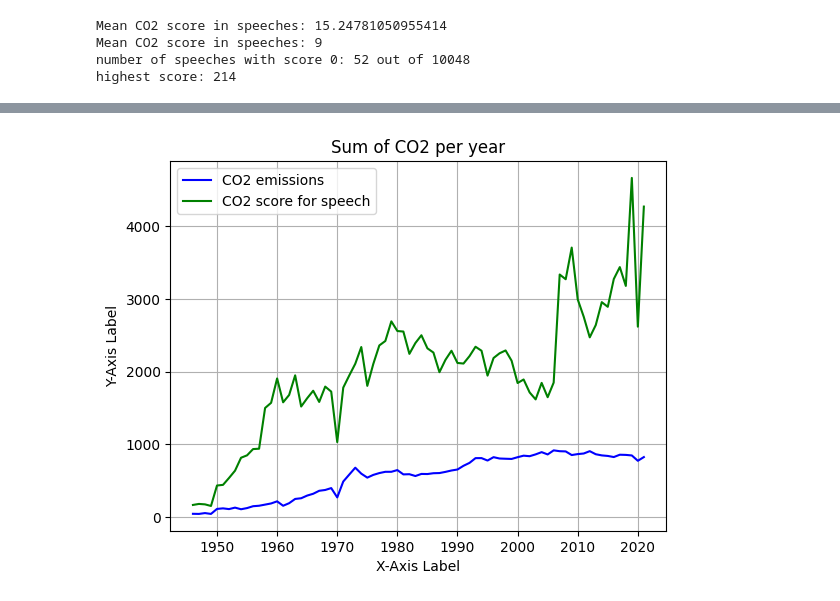
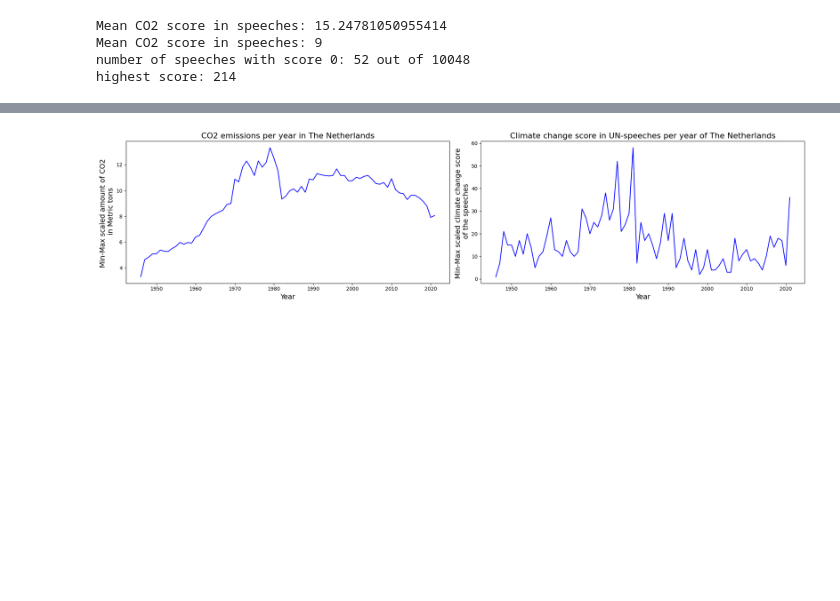
Before and after one commit to JuliusHuizing/fundamentals_of_data_science_shared, a Jupyter notebook: main.ipynb, the cells around one changed output, grey strips where cells are left out. Drawn from its saved outputs; the diff is of its cells as text; code cells hidden in the pictures; blank space fills up the shorter version.

```diff
--- a/main.ipynb
+++ b/main.ipynb
@@ -375,27 +444,59 @@ highest score: 214
+# %%
+import matplotlib.pyplot as plt
+
+# Data for the plots (example data)
+df_score = df_score.sort_values(by=['Year'])
+x = df_score[df_score['ISO Code'] == 'NLD']['Year']
+y1 = df_score[df_score['ISO Code'] == 'NLD']['Total'] # Data for the first line
+y2 = df_score[df_score['ISO Code'] == 'NLD']['CO2_score']  # Data for the second line
+
+
+# Create four subplots
+plt.figure(figsize=(20, 5))  # Adjust the figure size as needed
+
+# First subplot
+plt.subplot(1, 2, 1)  # 1 row, 4 columns, first plot
+plt.plot(x, y1, color = 'blue')
+plt.title('CO2 emissions per year in The Netherlands', fontsize=16)
+plt.xlabel('Year', fontsize=14)  # Custom x-axis label for the first subplot
+plt.ylabel('Min-Max scaled amount of CO2 \n in Metric tons', fontsize=14)
+
+# Second subplot
+plt.subplot(1, 2, 2)  # 1 row, 4 columns, second plot
+plt.plot(x, y2, color='blue')
+plt.title('Climate change score in UN-speeches per year of The Netherlands', fontsize=16)
+plt.xlabel('Year', fontsize=14)  # Custom x-axis label for the first subplot
+plt.ylabel('Min-Max scaled climate change score \n of the speeches', fontsize=14)
+
+
+# Adjust layout to prevent overlap of titles and labels
+plt.tight_layout()
+
+# Display the plots
+plt.show()
+# %% [output]
+[figure, added]
 # %%
-import matplotlib.pyplot as plt
+# import matplotlib.pyplot as plt
 
-result_sum = df_score.groupby('Year')[['Total', 'CO2_score']].sum()
+# # Sample data for multiple lines
+# df_score = df_score.sort_values(by=['Year'])
+# x_values = df_score[df_score['ISO Code'] == 'NLD']['Year']
+# y_values1 = df_score[df_score['ISO Code'] == 'NLD']['Total'] # Data for the first line
+# y_values2 = df_score[df_score['ISO Code'] == 'NLD']['CO2_score']  # Data for the second line
 
-# Sample data for multiple lines
-x_values = result_sum.index
-y_values1 = result_sum['Total']  # Data for the first line
-y_values2 = result_sum['CO2_score']  # Data for the second line
+# # Plot multiple lines
+# plt.plot(x_values, y_values1, color='blue', label='CO2 emissions')
+# plt.plot(x_values, y_values2, color='green', label='CO2 score for speech')
 
-# Plot multiple lines
-plt.plot(x_values, y_values1, color='blue', label='CO2 emissions')
-plt.plot(x_values, y_values2, color='green', label='CO2 score for speech')
+# # Add labels and title
+# plt.xlabel('X-Axis Label')
+# plt.ylabel('Y-Axis Label')
+# plt.title('CO2 scores per year for The Netherlands')
 
-# Add labels and title
-plt.xlabel('X-Axis Label')
-plt.ylabel('Y-Axis Label')
-plt.title('Sum of CO2 per year')
+# # Add legend
+# plt.legend()
 
-# Add legend
-plt.legend()
-
-# Show the plot
-plt.grid(True)
-plt.show()
+# # Show the plot
+# plt.grid(True)
+# plt.show()
-# %% [output]
-[figure, removed]
```
Also changed, not shown: parts of 6 cells of this notebook.
